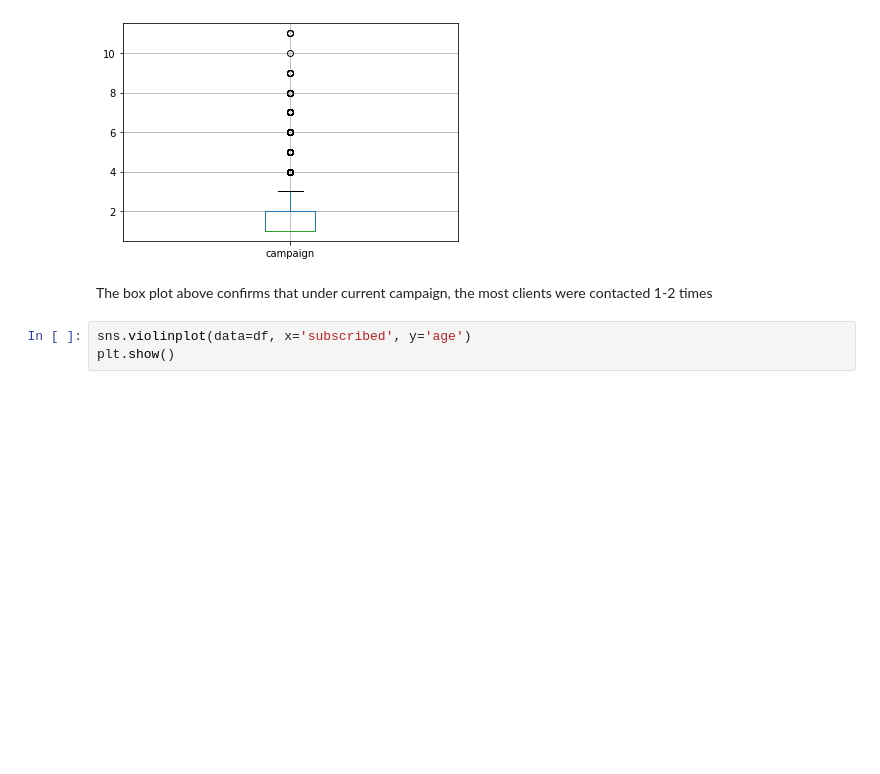
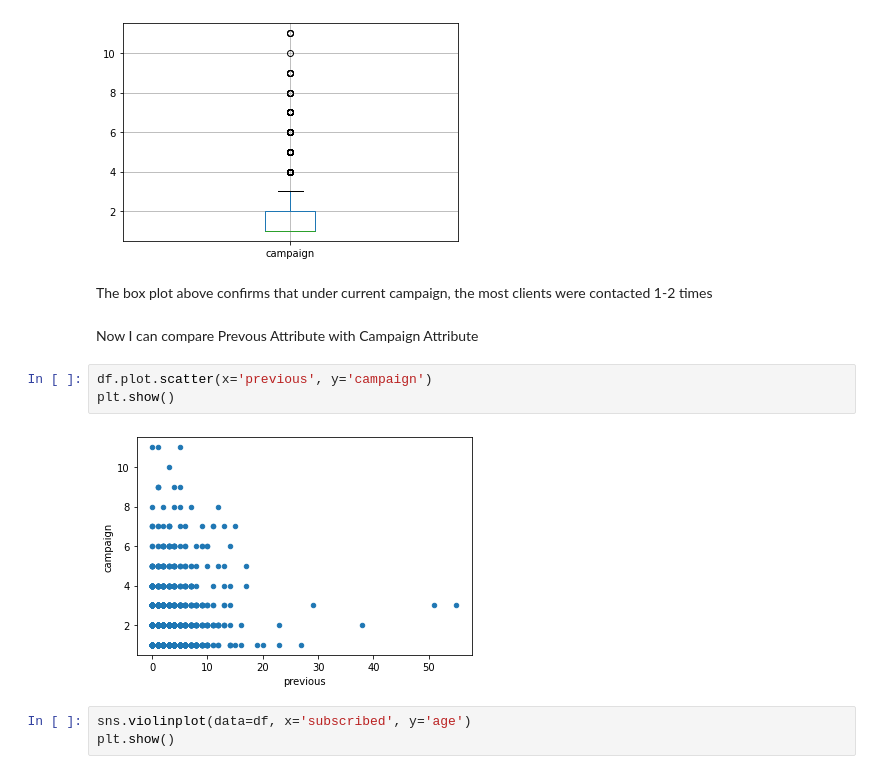
Before and after one commit to mandricic/CS5062, a Jupyter notebook: etivity1.ipynb, the cells around one changed output. Cells and saved outputs as stored; diff of their text form; blank space fills up the shorter version.

```diff
--- a/etivity1.ipynb
+++ b/etivity1.ipynb
@@ -193,6 +193,13 @@ plt.show()
 [figure]
 # %% [markdown]
 The box plot above confirms that under current campaign, the most clients were contacted 1-2 times
+# %% [markdown]
+Now I can compare Prevous Attribute with Campaign Attribute
+# %%
+df.plot.scatter(x='previous', y='campaign')
+plt.show()
+# %% [output]
+[figure, added]
 # %%
 sns.violinplot(data=df, x='subscribed', y='age')
 plt.show()
```
